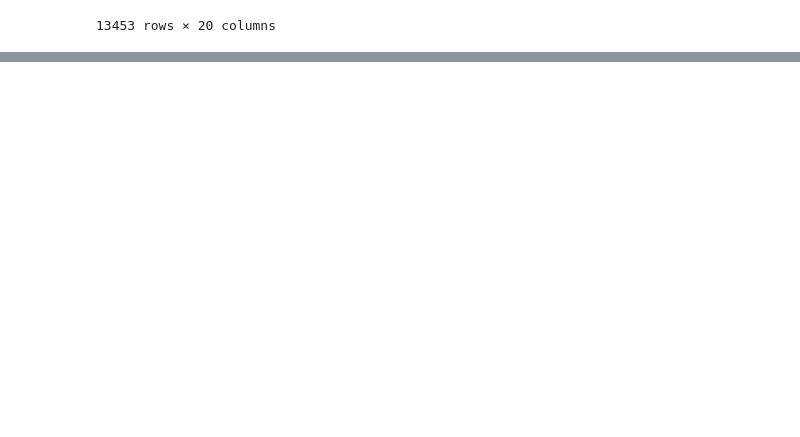
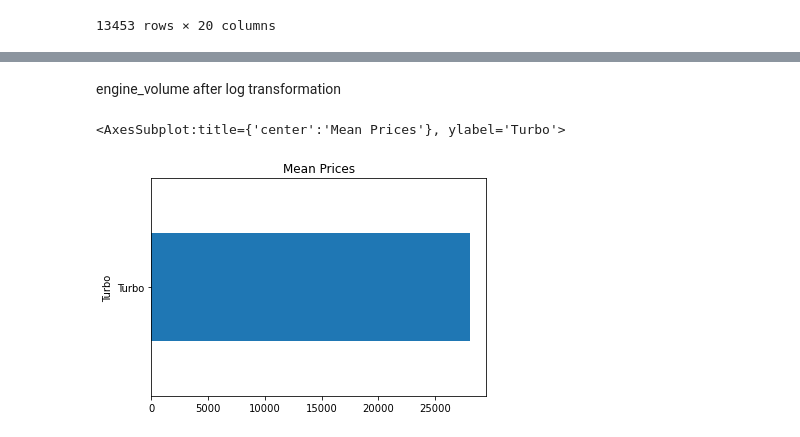
Before and after one commit to addsandwich/2022-msaai-500-final-project, a Jupyter notebook: notebooks/MaymoonahUPDATED.ipynb, the cells around one changed output, grey strips where cells are left out. Drawn from its saved outputs; the diff is of its cells as text; code cells hidden in the pictures; blank space fills up the shorter version.

```diff
--- a/notebooks/MaymoonahUPDATED.ipynb
+++ b/notebooks/MaymoonahUPDATED.ipynb
@@ -130,0 +320,7 @@ pd.get_dummies(df, columns=["Drive_wheels"])
+# %% [markdown]
+engine_volume after log transformation
+# %%
+turbo.plot(kind = "barh", y = "mean", legend = False,title = "Mean Prices") # plot turbo
+# %% [output]
+<AxesSubplot:title={'center':'Mean Prices'}, ylabel='Turbo'>
+[figure, added]
```
Also changed, not shown: parts of 58 cells of this notebook, 1 other file.
